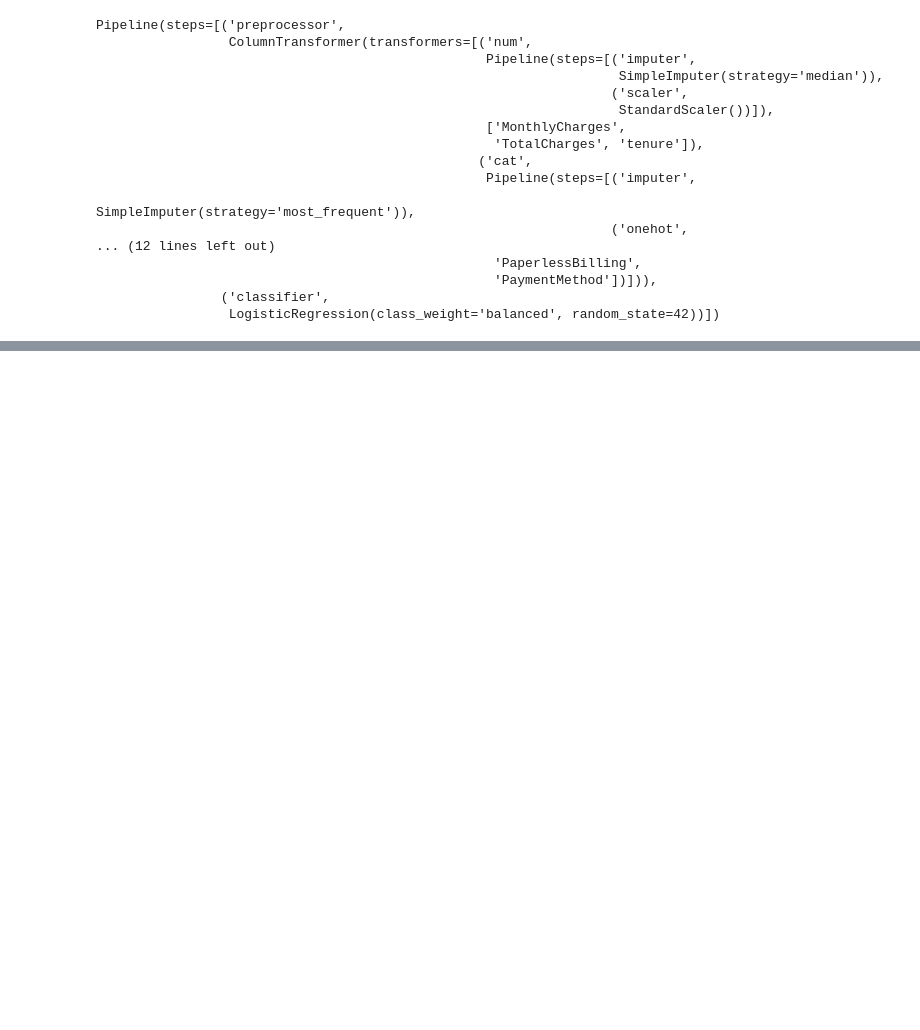
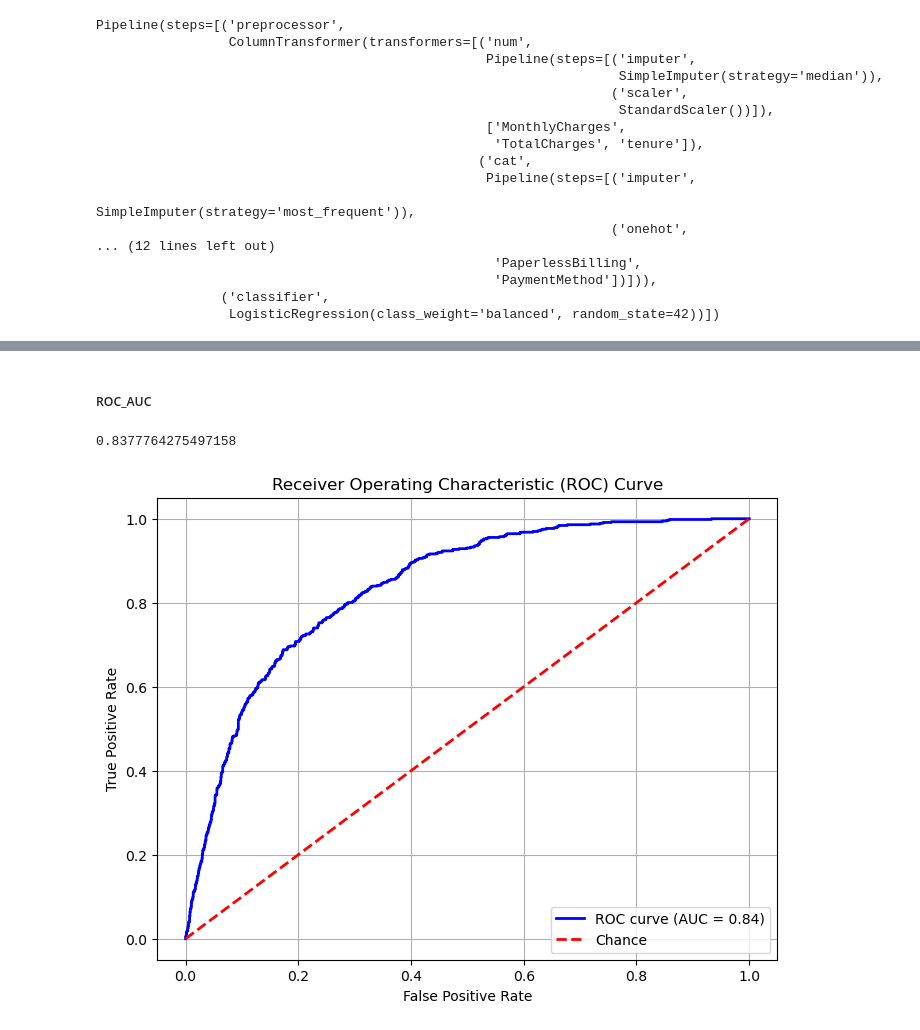
Before and after one commit to dilliram-code/telecom-customer-churn-prediction, a Jupyter notebook: data_preprocessing/dataset_training.ipynb, the cells around one changed output, grey strips where cells are left out. Drawn from its saved outputs; the diff is of its cells as text; code cells hidden in the pictures; blank space fills up the shorter version.

Commit message:
plot the roc curve

```diff
--- a/data_preprocessing/dataset_training.ipynb
+++ b/data_preprocessing/dataset_training.ipynb
@@ -161,11 +161,8 @@ Name: count, dtype: int64
 # split the train and test dataset
 X_train, X_test, y_train,  y_test = train_test_split(X,y,test_size=0.3, random_state=42, stratify=y)
 # %%
-from sklearn.preprocessing import LabelEncoder
-
-le = LabelEncoder()
-y_train = le.fit_transform(y_train)
-y_test = le.transform(y_test)
+y_train = y_train.map({'Yes': 1, 'No': 0})
+y_test = y_test.map({'Yes': 1, 'No': 0})
 # %%
 y_train
 # %% [output]
@@ -228,0 +239,3 @@ Pipeline(steps=[('preprocessor',
+# %%
+y_proba = clf_pipeline.predict_proba(X_test)[:, 1]
+y_proba
@@ -228,0 +275,21 @@ Pipeline(steps=[('preprocessor',
+# %% [markdown]
+##### ROC_AUC
+# %%
+from sklearn.metrics import roc_auc_score, roc_curve, auc
+fpr, tpr, thresholds = roc_curve(y_test, y_proba)
+roc_auc = auc(fpr, tpr)
+print(roc_auc)
+# %% [output]
+0.8377764275497158
+# %%
+plt.figure(figsize=(8, 6))
+plt.plot(fpr, tpr, color='blue', lw=2, label=f'ROC curve (AUC = {roc_auc:.2f})')
+plt.plot([0, 1], [0, 1], color='red', lw=2, linestyle='--', label='Chance')
+plt.xlabel('False Positive Rate')
+plt.ylabel('True Positive Rate')
+plt.title('Receiver Operating Characteristic (ROC) Curve')
+plt.legend(loc='lower right')
+plt.grid(True)
+plt.show()
+# %% [output]
+[figure, added]
```
Also changed, not shown: parts of 7 cells of this notebook.
